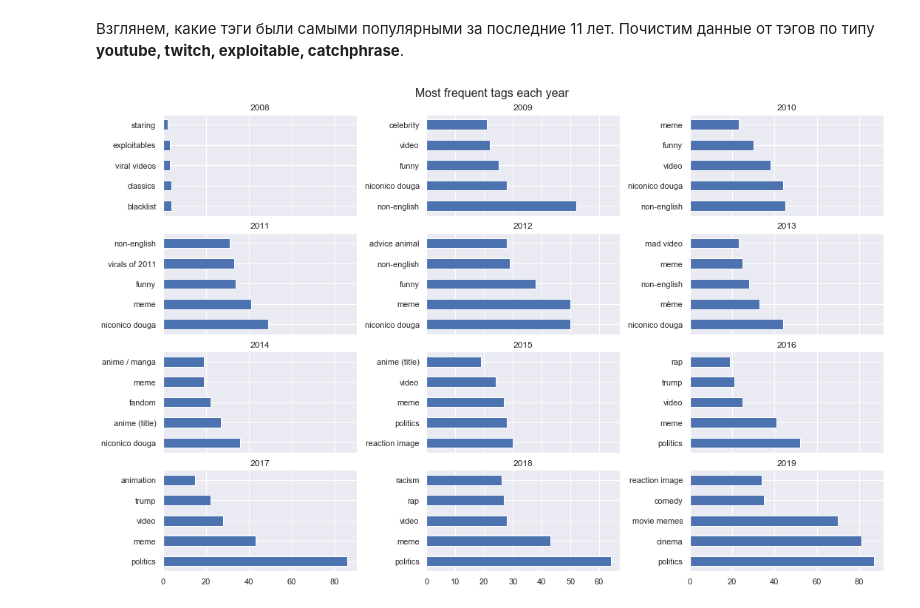
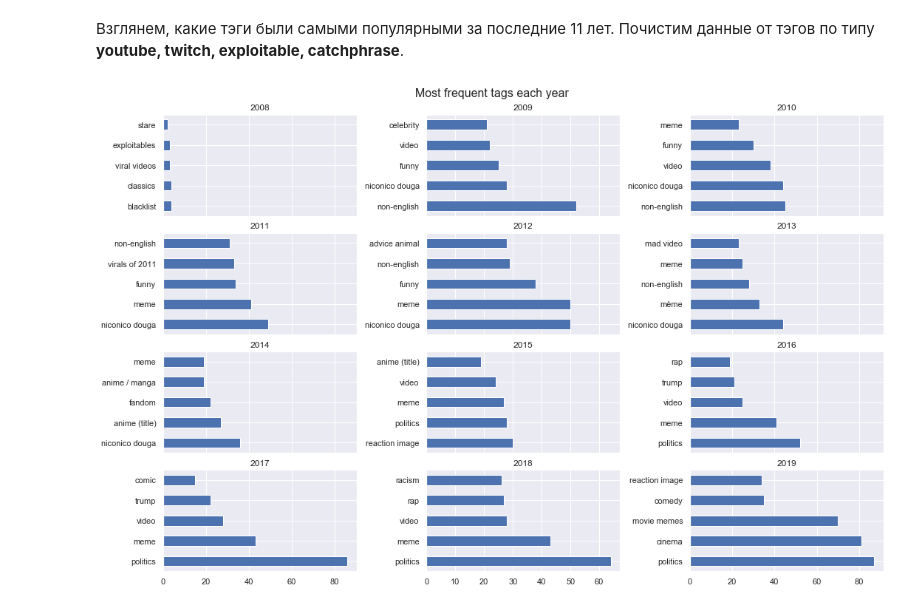
Before and after one commit to XopcLabs/memes, a Jupyter notebook: Research.ipynb, the cells around one changed output. Cells and saved outputs as stored; diff of their text form; code cells hidden in the pictures.

Commit message:
fixed tags plot

```diff
--- a/Research.ipynb
+++ b/Research.ipynb
@@ -349,27 +349,27 @@ plt.show()
 Взглянем, какие тэги были самыми популярными за последние 11 лет. Почистим данные от тэгов по типу __youtube, twitch, exploitable, catchphrase__.
 # %%
 memes.tags.fillna('', inplace=True)
-year_tags = memes.resample('Y').tags.apply(lambda x: x.sum())
+year_tags = memes.resample('Y').tags.sum()
 year_tags = year_tags.map(lambda x: x.split(', '))
 year_tags = year_tags.map(lambda x: pd.Series(x).value_counts())
 years = year_tags.index.year
 origins = memes.origin.values
 types = memes.type.values
 
 fig, ax = plt.subplots(4, 3, figsize=(15, 10), sharex='col')
 st = fig.suptitle('Most frequent tags each year', fontsize=16)
 index = 0
 for i in range(4):
     for j in range(3):
         plottable = year_tags.iloc[index]
         plottable = plottable.drop(origins, errors='ignore')
         plottable = plottable.drop(types, errors='ignore')
         plottable = plottable.head(5)
         plottable.plot(kind='barh', title=years[index], ax=ax[i, j])
         index += 1
 fig.tight_layout()
 st.set_y(0.95)
 fig.subplots_adjust(top=0.9)
 plt.show()
 # %% [output]
-[figure, old version]
+[figure, new version]
```
Also changed, not shown: parts of 5 cells of this notebook.
